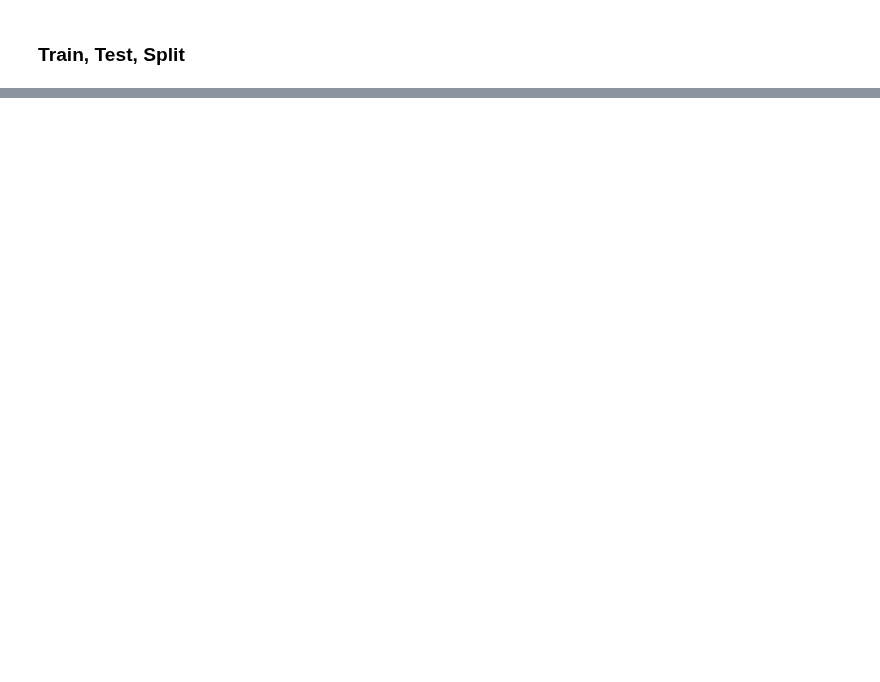
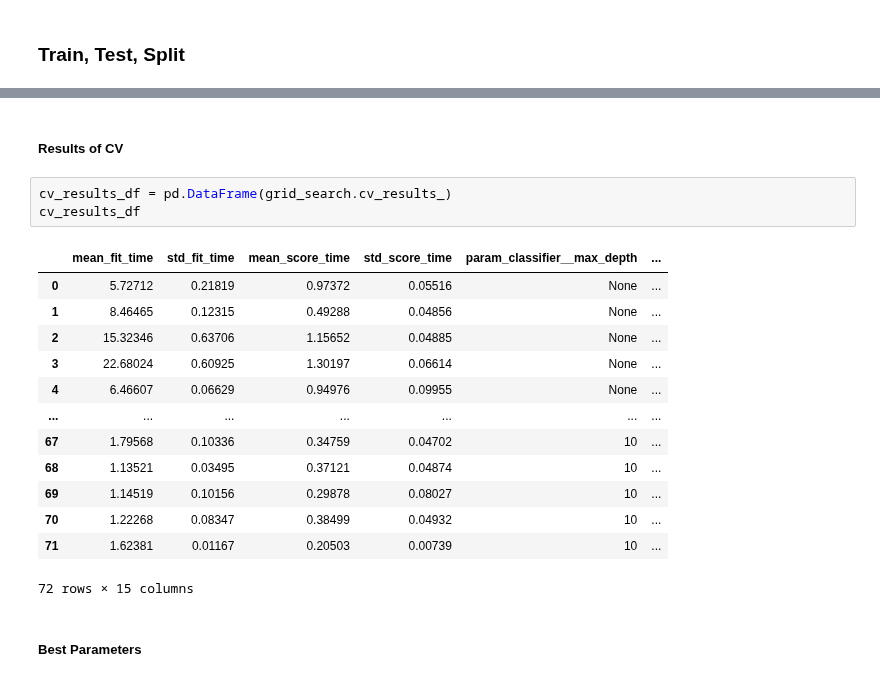
Before and after one commit to MikeVej/ML_LoanDefaults, a Jupyter notebook: LoanDefaults_MichaelVejsiri.ipynb, the cells around one changed output, grey strips where cells are left out. Saved outputs shown, nothing was run; the diff lists cells and outputs as text; blank space fills up the shorter version.

```diff
--- a/LoanDefaults_MichaelVejsiri.ipynb
+++ b/LoanDefaults_MichaelVejsiri.ipynb
@@ -377,0 +489,21 @@ NameError: name 'X' is not defined
+# %% [markdown]
+##### Results of CV
+# %%
+cv_results_df = pd.DataFrame(grid_search.cv_results_)
+cv_results_df
+# %% [output]
+|  | mean_fit_time | std_fit_time | mean_score_time | std_score_time | param_classifier__max_depth | ... |
+| 0 | 5.72712 | 0.21819 | 0.97372 | 0.05516 | None | ... |
+| 1 | 8.46465 | 0.12315 | 0.49288 | 0.04856 | None | ... |
+| 2 | 15.32346 | 0.63706 | 1.15652 | 0.04885 | None | ... |
+| 3 | 22.68024 | 0.60925 | 1.30197 | 0.06614 | None | ... |
+| 4 | 6.46607 | 0.06629 | 0.94976 | 0.09955 | None | ... |
+| ... | ... | ... | ... | ... | ... | ... |
+| 67 | 1.79568 | 0.10336 | 0.34759 | 0.04702 | 10 | ... |
+| 68 | 1.13521 | 0.03495 | 0.37121 | 0.04874 | 10 | ... |
+| 69 | 1.14519 | 0.10156 | 0.29878 | 0.08027 | 10 | ... |
+| 70 | 1.22268 | 0.08347 | 0.38499 | 0.04932 | 10 | ... |
+| 71 | 1.62381 | 0.01167 | 0.20503 | 0.00739 | 10 | ... |
+72 rows × 15 columns
+# %% [markdown]
+##### Best Parameters
```
Also changed, not shown: parts of 35 cells of this notebook.
